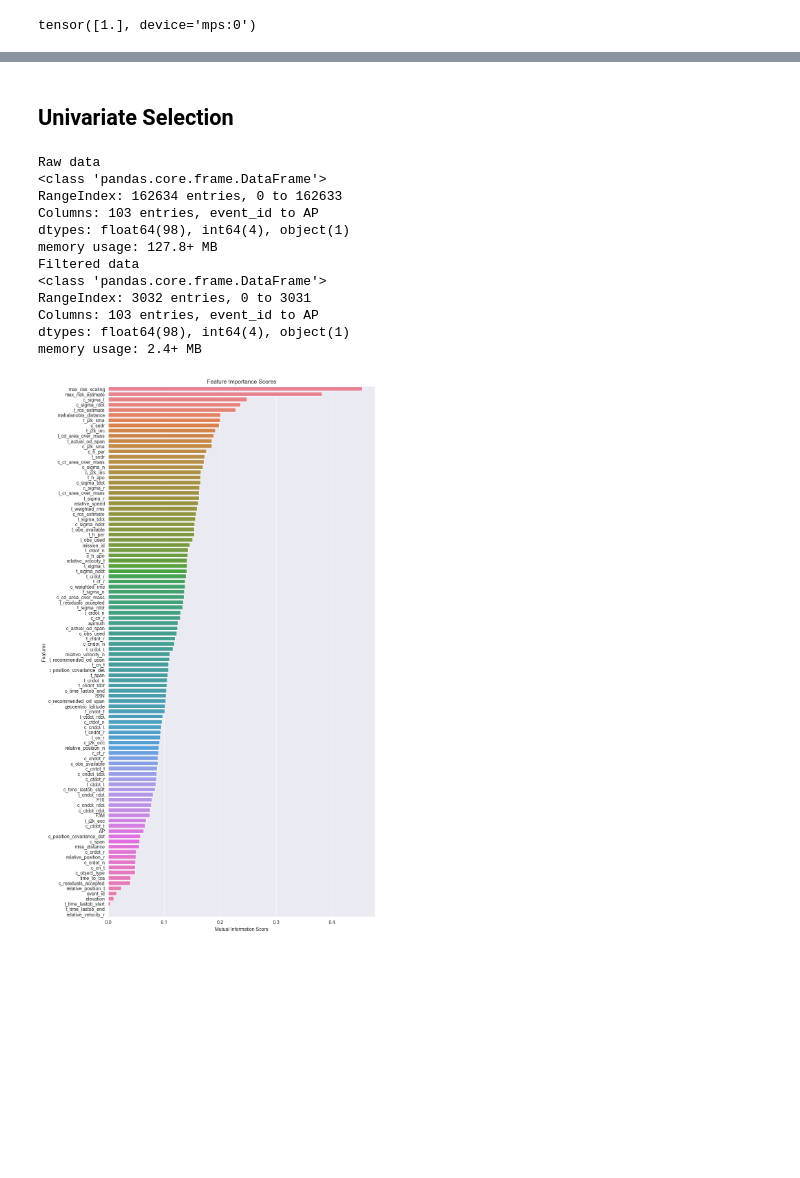
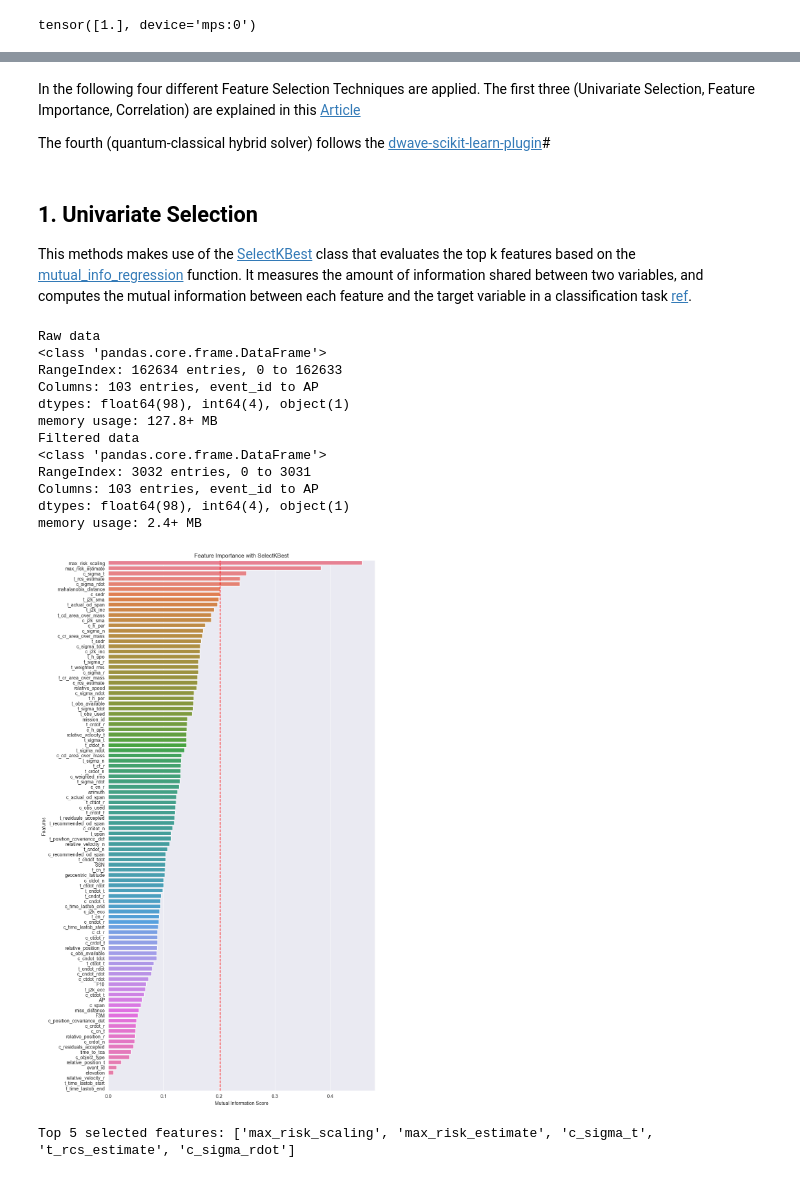
Before and after one commit to freddida/MLProject, a Jupyter notebook: notebooks/engineering/feature_selection.ipynb, the cells around one changed output, grey strips where cells are left out. Drawn from its saved outputs; the diff is of its cells as text; code cells hidden in the pictures; blank space fills up the shorter version.

Commit message:
Commented, clean up of feature_selection.ipynb and visualization.ipynb

```diff
--- a/notebooks/engineering/feature_selection.ipynb
+++ b/notebooks/engineering/feature_selection.ipynb
@@ -62,58 +21,75 @@ Name: risk, dtype: float64
+# %% [markdown]
+In the following four different Feature Selection Techniques are applied.
+The first three (Univariate Selection, Feature Importance, Correlation) are explained in this [Article](https://towardsdatascience.com/feature-selection-techniques-in-machine-learning-with-python-f24e7da3f36e)
+
+The fourth (quantum-classical hybrid solver) follows the [dwave-scikit-learn-plugin](https://github.com/dwavesystems/dwave-scikit-learn-plugin)#
 # %% [markdown]
-## Univariate Selection
+## 1. Univariate Selection
+This methods makes use of the [SelectKBest](https://scikit-learn.org/stable/modules/generated/sklearn.feature_selection.SelectKBest.html#sklearn.feature_selection.SelectKBest) class that evaluates the top k features based on the [mutual_info_regression](https://scikit-learn.org/stable/modules/generated/sklearn.feature_selection.mutual_info_regression.html) function.
+It measures the amount of information shared between two variables, and computes the mutual information between each feature and the target variable in a classification task [ref](https://medium.com/@Kavya2099/optimizing-performance-selectkbest-for-efficient-feature-selection-in-machine-learning-3b635905ed48#:~:text=SelectKBest%20uses%20statistical%20tests%20like,in%20the%20final%20feature%20subset).
 # %%
 from sklearn.feature_selection import SelectKBest, mutual_info_regression
 
-# Assuming you have the necessary functions like load_data, filter_data, and label_encode_column
-
-# Load data
+# Load and data and filter it
 df = load_data()
 df_filtered = filter_data(df)
 
+# Remove rows with missing values
 df_filtered.dropna(axis=0, how='any', inplace=True)
 
+# Label encode the categorical column "c_object_type"
 label_encode_column(df_filtered, "c_object_type")
 
-features = df_filtered.drop(["risk"], axis=1)
-target = df_filtered["risk"]
+# Separate features and target variable
+X = df_filtered.drop(["risk"], axis=1)
+y = df_filtered["risk"]
 
-# Feature selection using SelectKBest with mutual_info_regression
+# Feature selection using SelectKBest with mutual_info_regression and all features (k='all')
 selector = SelectKBest(score_func=mutual_info_regression, k='all')
-X_selected = selector.fit_transform(features, target)
+# Evaluate the scoring function for each feature in the dataset
+X_selected = selector.fit_transform(X, y)
 
 # Get the selected feature names
-selected_feature_names = features.columns[selector.get_support()]
+selected_feature_names = X.columns[selector.get_support()]
 
 # Get the feature scores
 feature_scores = selector.scores_
 
 # Create a DataFrame with selected features and their scores
-selected_features_df = pd.DataFrame({'Feature': selected_feature_names, 'Score': feature_scores[selector.get_support()]})
+selected_features_df = pd.DataFrame(
+    {'Feature': selected_feature_names, 'Score': feature_scores[selector.get_support()]})
 selected_features_df = selected_features_df.sort_values(by='Score', ascending=False)
 
 # Plot the feature scores using Seaborn
 plt.figure(figsize=(10, 20))
 sns.barplot(x='Score', y='Feature', data=selected_features_df, hue='Feature')
 
+# Add a line to visualize the elbow point
+elbow_point = 6
+plt.axvline(x=selected_features_df['Score'].iloc[elbow_point - 1], color='red', linestyle='--', label='Elbow Point')
+
 plt.xlabel('Mutual Information Score')
 plt.ylabel('Features')
-plt.title('Feature Importance Scores')
+plt.title('Feature Importance with SelectKBest')
 plt.show()
 
-selected_features_kbest = selected_features_df[:2]
+# Select the top x features based on the elbow method
+selected_features_kbest = selected_features_df[:elbow_point - 1]
 selected_features_kbest = selected_features_kbest['Feature'].tolist()
+print(f"Top {elbow_point - 1} selected features:", selected_features_kbest)
 # %% [output]
 Raw data
 <class 'pandas.core.frame.DataFrame'>
 RangeIndex: 162634 entries, 0 to 162633
 Columns: 103 entries, event_id to AP
 dtypes: float64(98), int64(4), object(1)
 memory usage: 127.8+ MB
 Filtered data
 <class 'pandas.core.frame.DataFrame'>
 RangeIndex: 3032 entries, 0 to 3031
 Columns: 103 entries, event_id to AP
 dtypes: float64(98), int64(4), object(1)
 memory usage: 2.4+ MB
-[figure, old version]
+[figure, new version]
+Top 5 selected features: ['max_risk_scaling', 'max_risk_estimate', 'c_sigma_t', 't_rcs_estimate', 'c_sigma_rdot']
 # %% [markdown]
```
Also changed, not shown: parts of 15 cells of this notebook, 3 other files.
